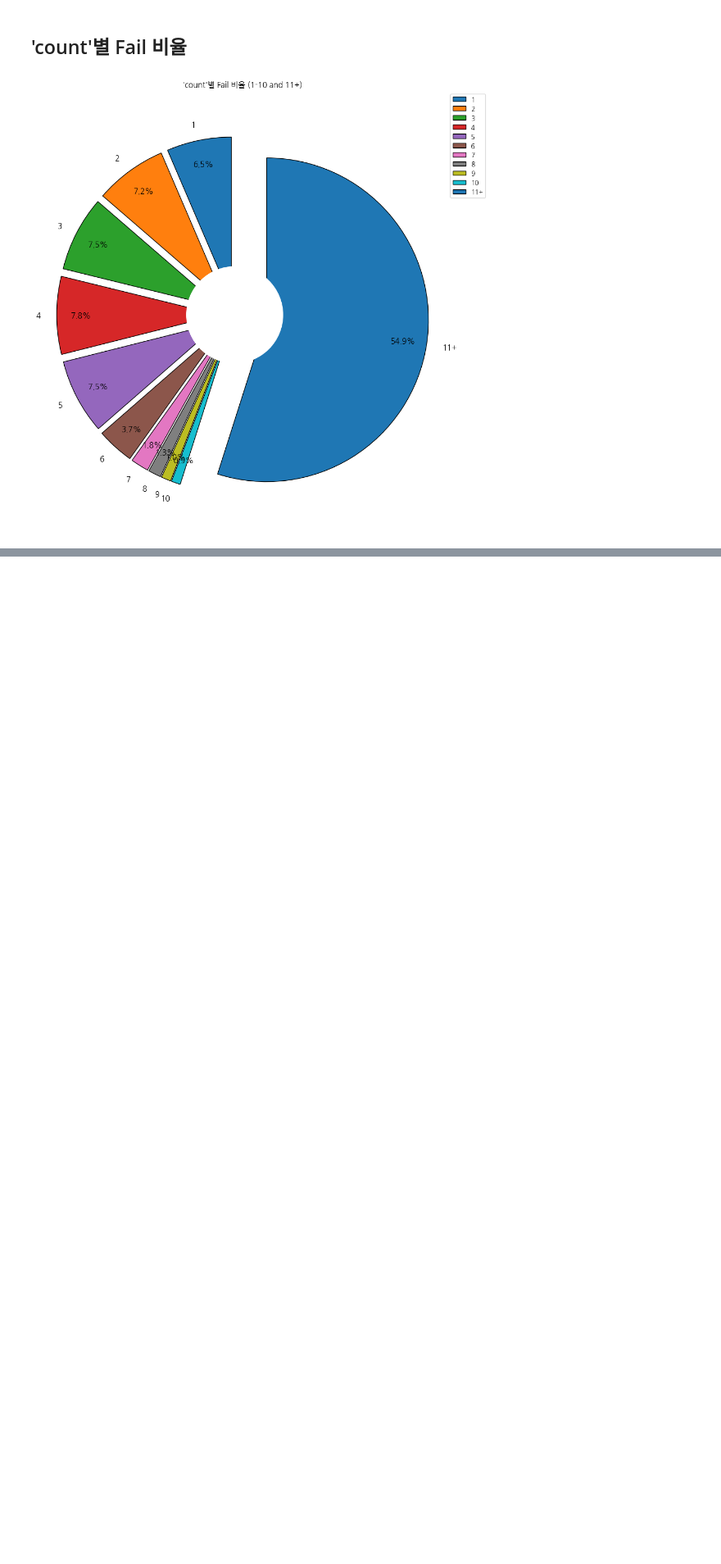
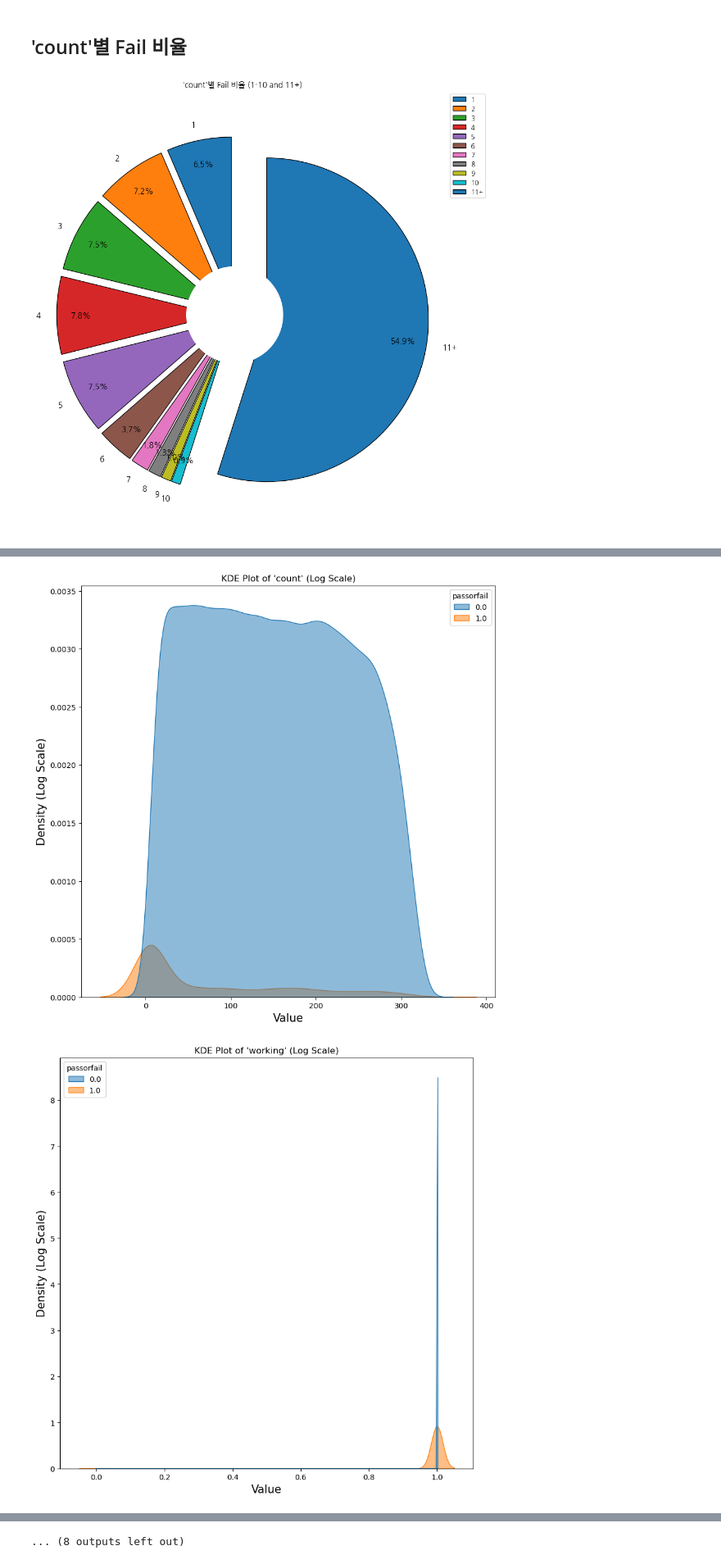
Before and after one commit to greatsangho/2024-Kamp-Competition, a Jupyter notebook: KampPreprocessedDataEDA.ipynb, the cells around one changed output, grey strips where cells are left out. Shown at 82% size. Cells and saved outputs as stored; diff of their text form; code cells hidden in the pictures; blank space fills up the shorter version.

```diff
--- a/KampPreprocessedDataEDA.ipynb
+++ b/KampPreprocessedDataEDA.ipynb
@@ -112,0 +141,28 @@ plt.show()
+# %%
+data_melted = data.melt(id_vars=['passorfail'], value_vars=list(data.drop(columns=['passorfail']).columns),
+                        var_name='feature', value_name='value')
+
+mpl.rcParams['font.family'] = 'DejaVu Sans'
+
+
+for feature in list(data.drop(columns=['passorfail']).columns):
+    fig, axe = plt.subplots(figsize=(10, 10))
+
+    sns.kdeplot(data = data_melted[data_melted['feature'] == feature],
+                x='value',
+                label=feature,
+                fill=True,
+                alpha=0.5,
+                hue='passorfail')
+
+    # plt.yscale('log')
+    plt.title(f"KDE Plot of '{feature}' (Log Scale)")
+    plt.xlabel('Value', fontsize=15)
+    plt.ylabel('Density (Log Scale)', fontsize=15)
+
+    plt.savefig(f'./data/kde/{feature}.png', dpi=300)
+
+    plt.show()
+# %% [output]
+[figure, added]
+[figure, added]
@@ -112,0 +179 @@ plt.show()
+... (8 outputs left out)
```
Also changed, not shown: parts of 5 cells of this notebook, 20 other files.
